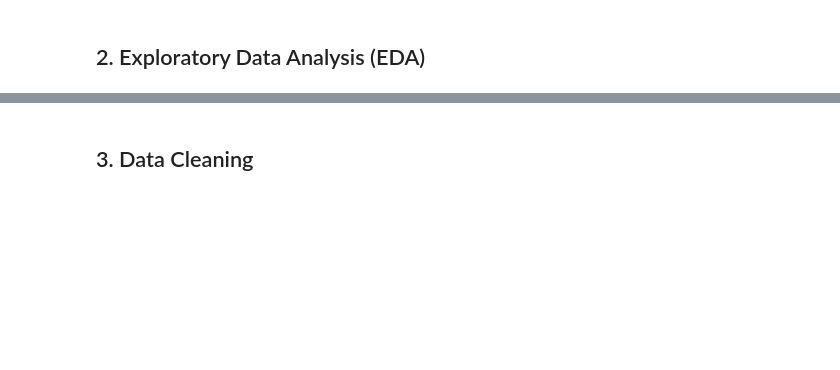
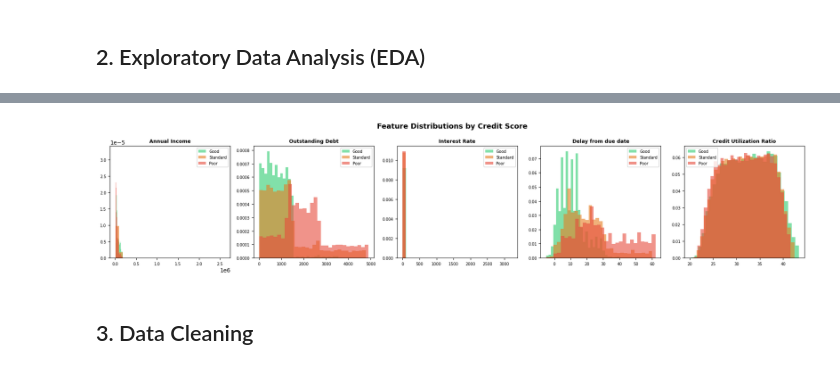
Before and after one commit to UjjalaMustafa/CodeAlpha_CreditScoring, a Jupyter notebook: credit_scoring_project.ipynb, the cells around one changed output, grey strips where cells are left out. Saved outputs shown, nothing was run; the diff lists cells and outputs as text; code cells hidden in the pictures; blank space fills up the shorter version.

Commit message:
Add files via upload
Add charts and fix notebook errors

```diff
--- a/credit_scoring_project.ipynb
+++ b/credit_scoring_project.ipynb
@@ -38,8 +38,8 @@ from sklearn.metrics import (
 )
 
 # Load data
-train = pd.read_csv('train_1_.csv', low_memory=False)
-test  = pd.read_csv('test_1_.csv',  low_memory=False)
+train = pd.read_csv('train.csv', low_memory=False)
+test  = pd.read_csv('test.csv',  low_memory=False)
 
 print(f'Train shape: {train.shape}')
 print(f'Test shape:  {test.shape}')
@@ -84,26 +97,30 @@ plt.show()
 # %%
 # Key numeric features by Credit Score
 key_features = ['Annual_Income','Outstanding_Debt','Interest_Rate',
                 'Delay_from_due_date','Credit_Utilization_Ratio']
 
 fig, axes = plt.subplots(1, len(key_features), figsize=(18, 4))
 palette = {'Good':'#2ecc71', 'Standard':'#e67e22', 'Poor':'#e74c3c'}
 
 for ax, feat in zip(axes, key_features):
     for score, color in palette.items():
-        data = train[train['Credit_Score'] == score][feat].dropna()
+        data = train[train['Credit_Score'] == score][feat]
+        # Force convert to numeric and drop NaN/strings
+        data = pd.to_numeric(data, errors='coerce').dropna()
         # clip for readability
-        q99 = data.quantile(0.99)
+        q99 = float(data.quantile(0.99))
         data = data[data <= q99]
         ax.hist(data, bins=30, alpha=0.6, color=color, label=score, density=True)
     ax.set_title(feat.replace('_',' '), fontsize=9, fontweight='bold')
     ax.legend(fontsize=7)
     ax.tick_params(labelsize=7)
 
 plt.suptitle('Feature Distributions by Credit Score', fontsize=13, fontweight='bold')
 plt.tight_layout()
 plt.savefig('eda_feature_distributions.png', dpi=150, bbox_inches='tight')
 plt.show()
+# %% [output]
+[figure, added]
 # %% [markdown]
 ## 3. Data Cleaning
 # %%
```
Also changed, not shown: parts of 10 cells of this notebook, 6 other files.
